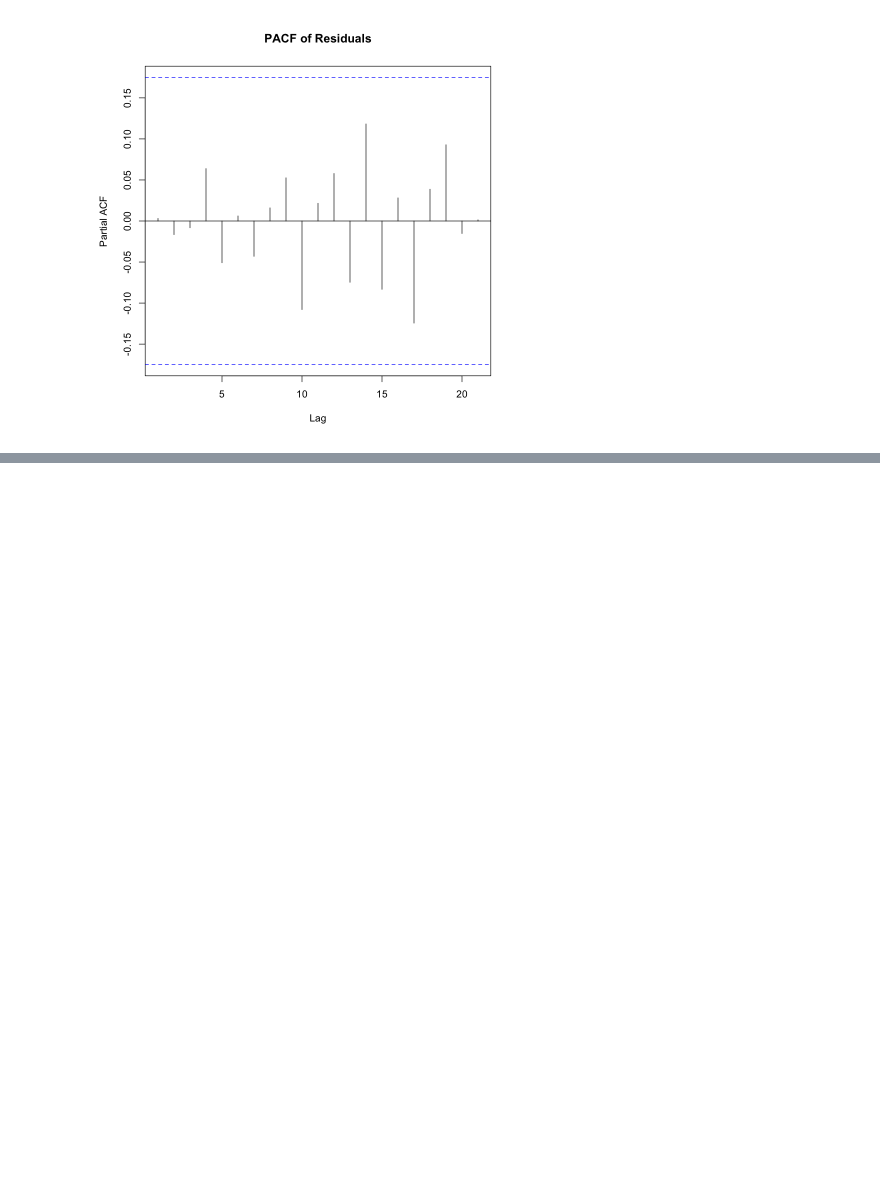
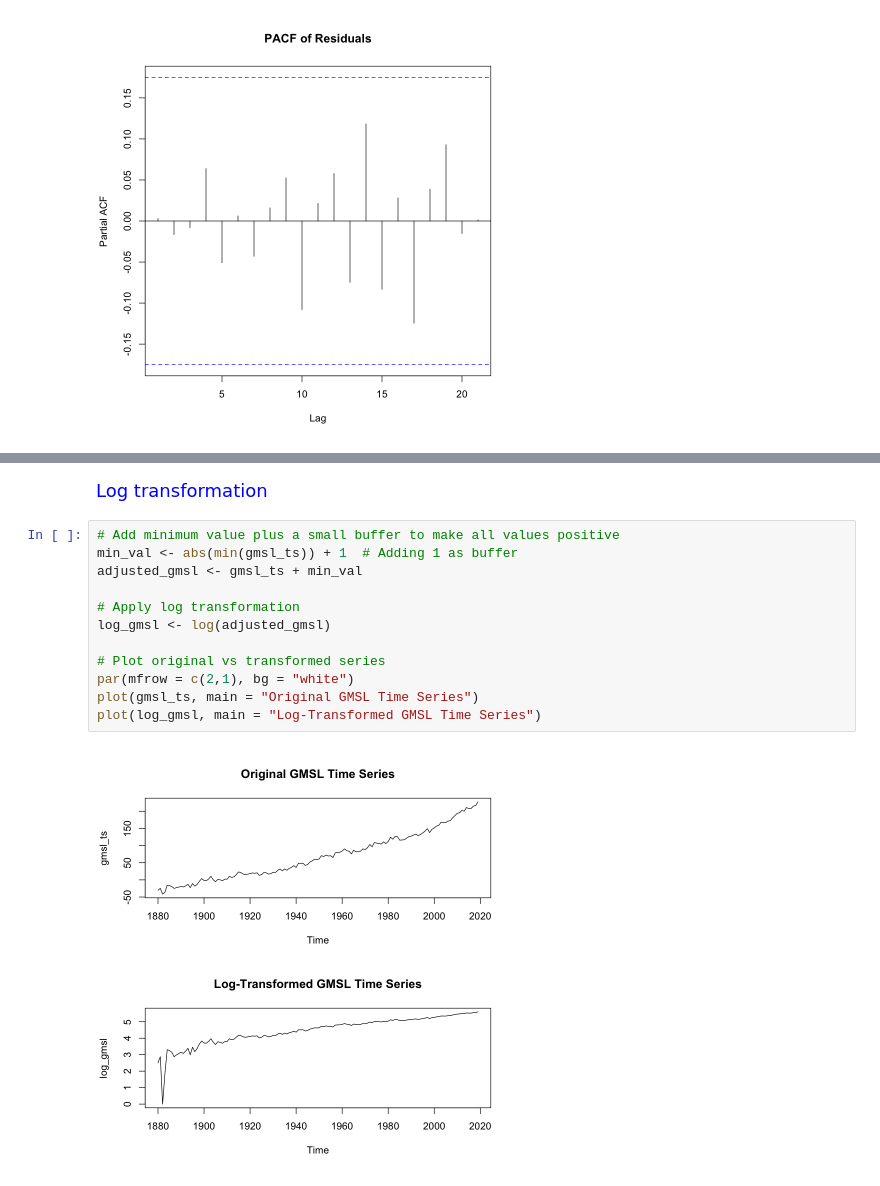
Before and after one commit to mohammed-el-amine-kichah/sea-level-time-series-project, a Jupyter notebook: sea_level.ipynb, the cells around one changed output, grey strips where cells are left out. Drawn from its saved outputs; the diff is of its cells as text; blank space fills up the shorter version.

```diff
--- a/sea_level.ipynb
+++ b/sea_level.ipynb
@@ -287,0 +281,16 @@ X-squared = 2.9969, df = 10, p-value = 0.9815
+# %% [markdown]
+<div style="color: blue; font-size: larger;"> Log transformation </div>
+# %%
+# Add minimum value plus a small buffer to make all values positive
+min_val <- abs(min(gmsl_ts)) + 1  # Adding 1 as buffer
+adjusted_gmsl <- gmsl_ts + min_val
+
+# Apply log transformation
+log_gmsl <- log(adjusted_gmsl)
+
+# Plot original vs transformed series
+par(mfrow = c(2,1), bg = "white")
+plot(gmsl_ts, main = "Original GMSL Time Series")
+plot(log_gmsl, main = "Log-Transformed GMSL Time Series")
+# %% [output]
+[figure, added]
```
Also changed, not shown: parts of 17 cells of this notebook, 1 other file.
